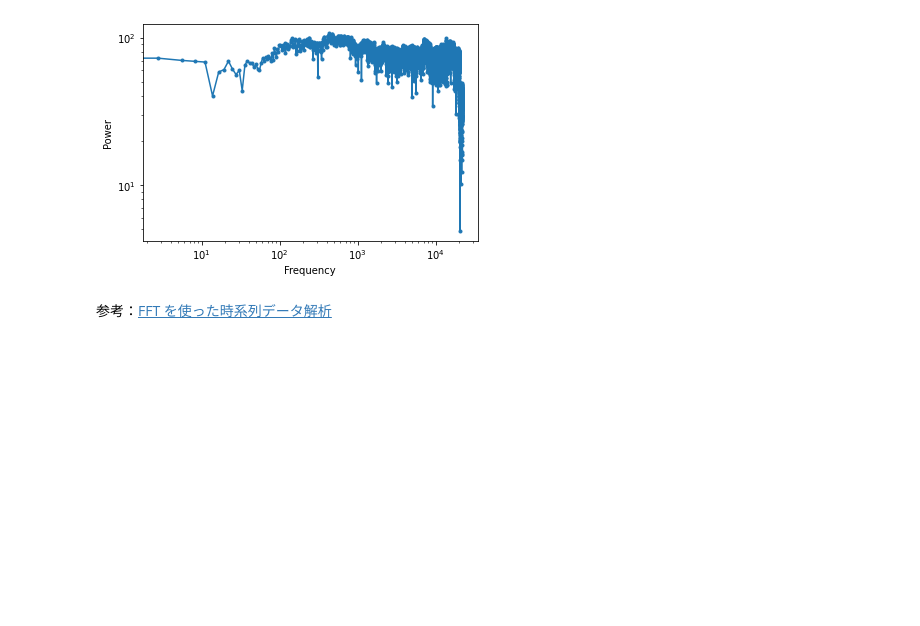
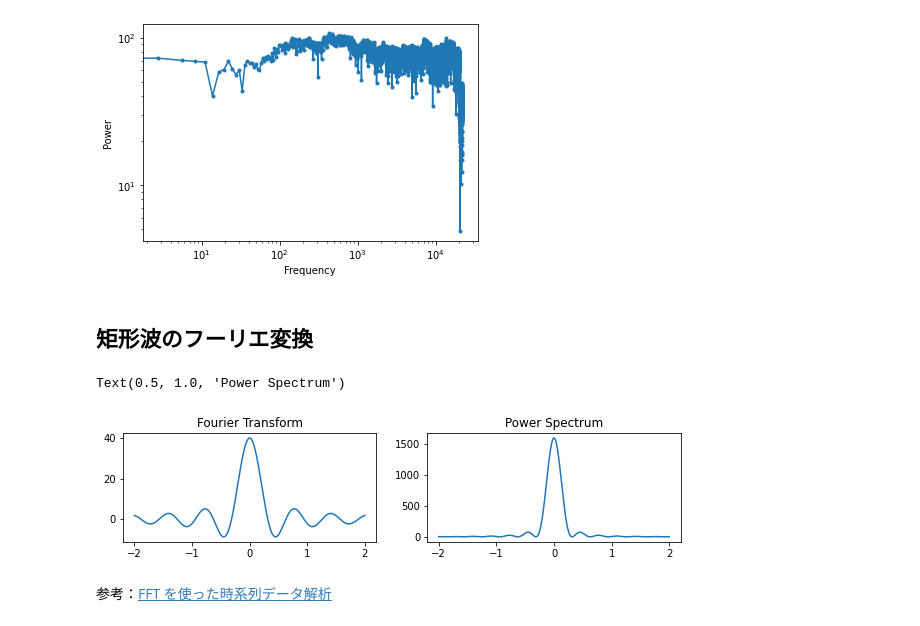
Before and after one commit to miwamasa/DataScience2022, a Jupyter notebook: notebooks/lecture11_frequency.ipynb, the cells around one changed output. Saved outputs shown, nothing was run; the diff lists cells and outputs as text; code cells hidden in the pictures; blank space fills up the shorter version.

```diff
--- a/notebooks/lecture11_frequency.ipynb
+++ b/notebooks/lecture11_frequency.ipynb
@@ -34,6 +34,26 @@ plt.ylabel('Power')
 # %% [output]
 Text(0, 0.5, 'Power')
 [figure]
+# %% [markdown]
+## 矩形波のフーリエ変換
+# %%
+omega= 20
+T=10
+
+x = np.linspace(-2, 2, 500)
+y= np.sin(x)
+y= 2*T*2*np.sin(x*T)/(x*T)
+
+fig, (ax1, ax2) = plt.subplots(ncols=2, figsize=(10,2))
+
+ax1.plot(x,y)
+ax1.set_title('Fourier Transform')
+
+ax2.plot(x,np.abs(y)**2)
+ax2.set_title('Power Spectrum')
+# %% [output]
+Text(0.5, 1.0, 'Power Spectrum')
+[figure, added]
 # %% [markdown]
 
 参考：[FFT を使った時系列データ解析](https://nykergoto.hatenablog.jp/entry/2019/07/09/FFT_%E3%82%92%E4%BD%BF%E3%81%A3%E3%81%9F%E6%99%82%E7%B3%BB%E5%88%97%E3%83%87%E3%83%BC%E3%82%BF%E8%A7%A3%E6%9E%90)
```
Also changed, not shown: 1 other file.
